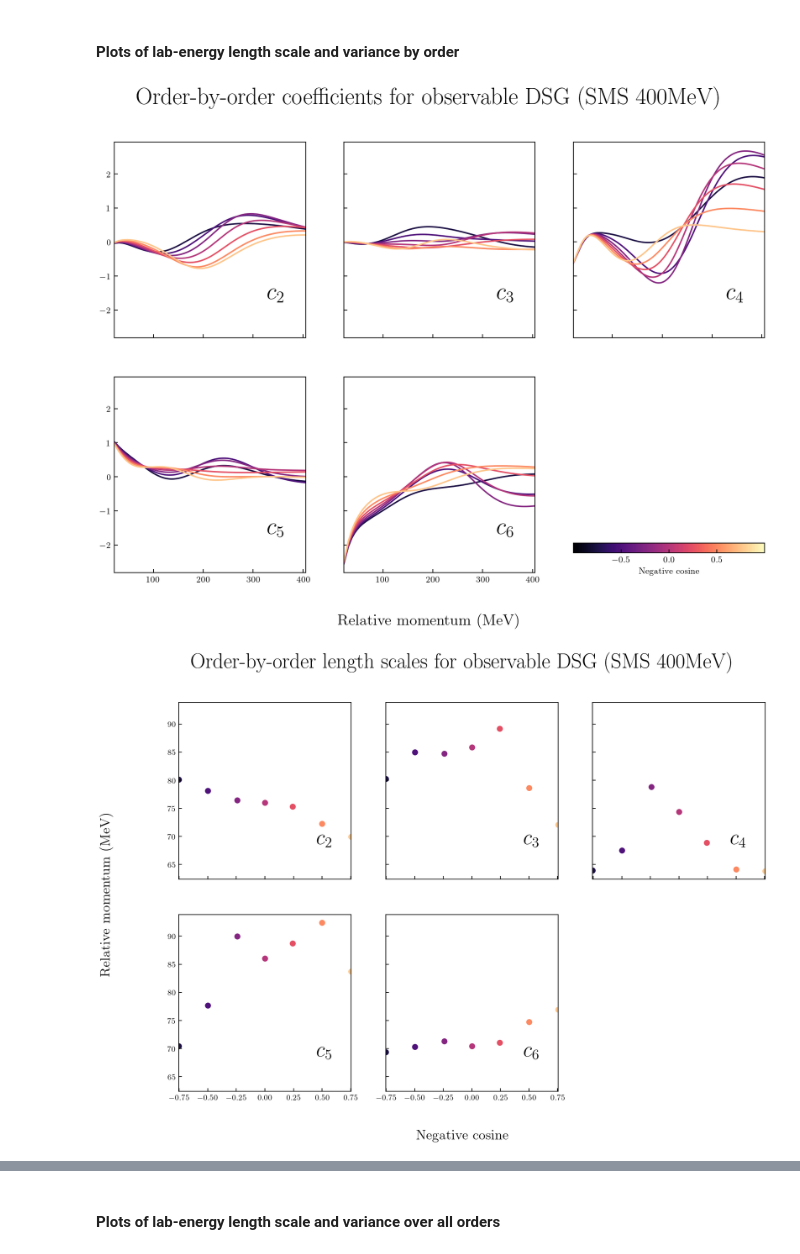
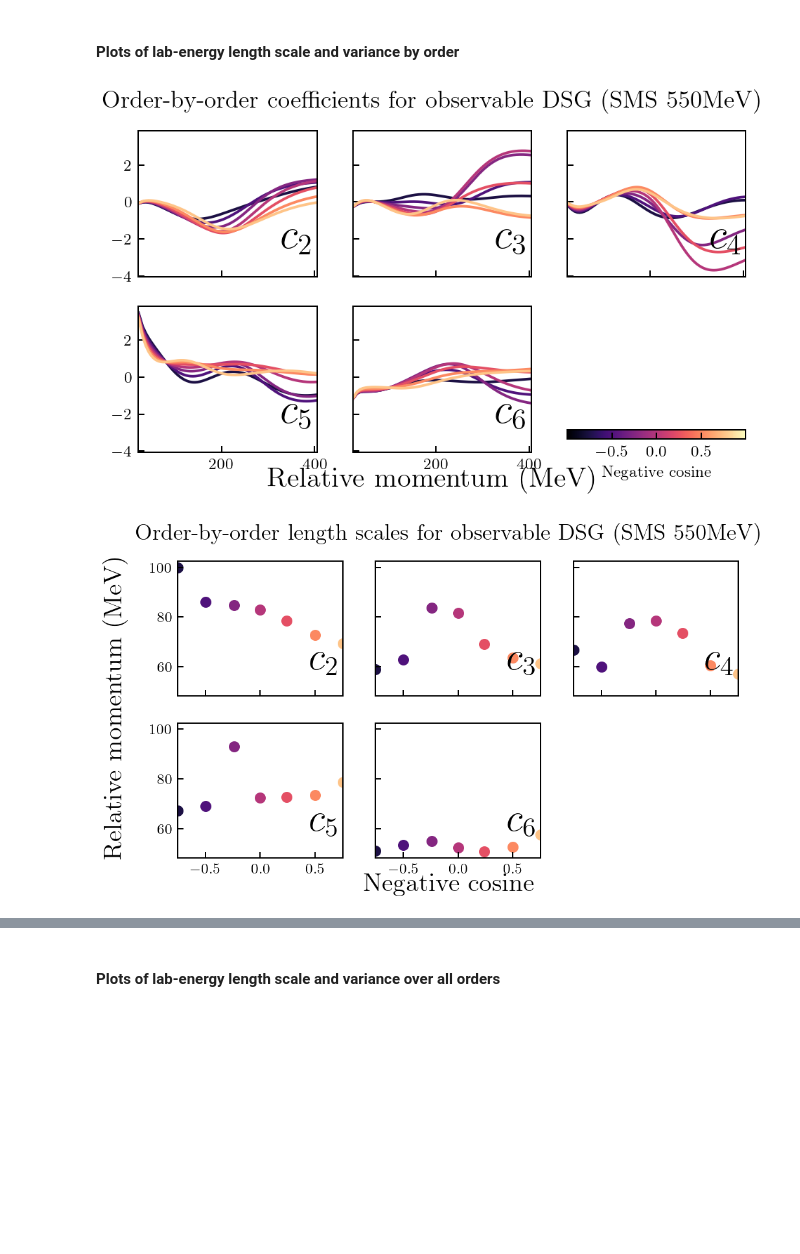
Before and after one commit to buqeye/modern_nn_potentials, a Jupyter notebook: notebooks/paper_figures_2.ipynb, the cells around one changed output, grey strips where cells are left out. Drawn from its saved outputs; the diff is of its cells as text; code cells hidden in the pictures; blank space fills up the shorter version.

```diff
--- a/notebooks/paper_figures_2.ipynb
+++ b/notebooks/paper_figures_2.ipynb
@@ -77,7 +231,7 @@ mpl.rc(
 #### Sets meshes and extracts coefficients from the data for a particular observable and potential
 # %%
 # sets the potential of interest
-ScaleScheme = RKE400MeV
+ScaleScheme = RKE550MeV
 # %%
 # choose energy and angle meshes
 t_lab = ScaleScheme.get_data("t_lab")
@@ -118,8 +272,8 @@ degrees_subset = X_train_deg[:, 0]
 obs_data_name = "DSG"
 obs_data = ScaleScheme.get_data(obs_data_name)
 
-Lambda_b_coeffs = 610
-mpi_eff_coeffs = 163
+Lambda_b_coeffs = 560
+mpi_eff_coeffs = 127
 
 # sets reference scale
 if obs_data_name == "DSG":
@@ -192,23 +346,23 @@ cmap_tlab = mpl.cm.viridis
 norm_tlab = mpl.colors.Normalize(vmin=np.min(t_lab_input), vmax=np.max(t_lab_input))
 
 # create figure with n_orders subplots
-fig_tlab_coeffs, axs_tlab_coeffs = plt.subplots(2, 3, sharex = True, sharey=True, figsize=(12, 8))
+fig_tlab_coeffs, axs_tlab_coeffs = plt.subplots(2, 3, sharex = True, sharey=True, figsize=(6.2, 3.3))
 fig_tlab_coeffs.supxlabel(degrees_label, size = 16)
 fig_tlab_coeffs.suptitle('Order-by-order coefficients for observable ' + obs_data_name + " (" +
-             ScaleScheme.potential_string + " " + ScaleScheme.cutoff_string + ")", size = 24)
+             ScaleScheme.potential_string + " " + ScaleScheme.cutoff_string + ")", size = 14)
 
 # create figure with n_orders subplots
-fig_tlab_ls, axs_tlab_ls = plt.subplots(2, 3, sharex = True, sharey=True, figsize=(12, 8))
+fig_tlab_ls, axs_tlab_ls = plt.subplots(2, 3, sharex = True, sharey=True, figsize=(6.2, 3.3))
 fig_tlab_ls.supxlabel(t_lab_label, size = 16)
 fig_tlab_ls.supylabel(degrees_label, size = 16)
 fig_tlab_ls.suptitle('Order-by-order length scales for observable ' + obs_data_name + " (" +
-             ScaleScheme.potential_string + " " + ScaleScheme.cutoff_string + ")", size = 24)
+             ScaleScheme.potential_string + " " + ScaleScheme.cutoff_string + ")", size = 14)
 
 # create figure with n_orders subplots
-fig_tlab_var, axs_tlab_var = plt.subplots(2, 3, sharex = True, sharey=True, figsize=(12, 8))
+fig_tlab_var, axs_tlab_var = plt.subplots(2, 3, sharex = True, sharey=True, figsize=(6.2, 3.3))
 fig_tlab_var.supxlabel(t_lab_label, size = 16)
 fig_tlab_var.suptitle('Order-by-order variances for observable ' + obs_data_name + " (" +
-             ScaleScheme.potential_string + " " + ScaleScheme.cutoff_string + ")", size = 24)
+             ScaleScheme.potential_string + " " + ScaleScheme.cutoff_string + ")", size = 14)
 
 # plot at each energy in mesh
 for o in range(np.shape(coeffs_surfaces)[0] - 1):
@@ -233,7 +387,7 @@ for o in range(np.shape(coeffs_surfaces)[0] - 1):
         gp = gm.ConjugateGaussianProcess(
             RBF(length_scale=0.25 * (np.max(degrees_input) - np.min(degrees_input)),
                       length_scale_bounds=(0.05 * (np.max(degrees_input) - np.min(degrees_input)),
-                                           2 * (np.max(degrees_input) - np.min(degrees_input)))
+                                           10 * (np.max(degrees_input) - np.min(degrees_input)))
                ) + WhiteKernel(1e-5, noise_level_bounds='fixed'),
             center=0,
             disp=0,
@@ -308,7 +462,7 @@ for t in t_lab_subset:
     gp = gm.ConjugateGaussianProcess(
         RBF(length_scale=0.25 * (np.max(degrees_input) - np.min(degrees_input)),
                       length_scale_bounds=(0.05 * (np.max(degrees_input) - np.min(degrees_input)),
-                                           2 * (np.max(degrees_input) - np.min(degrees_input)))
+                                           10 * (np.max(degrees_input) - np.min(degrees_input)))
                ) + WhiteKernel(1e-5, noise_level_bounds='fixed'),
         center=0,
         disp=0,
@@ -375,23 +529,23 @@ cmap_deg = mpl.cm.magma
 norm_deg = mpl.colors.Normalize(vmin=np.min(degrees_input), vmax=np.max(degrees_input))
 
 # create figure with n_orders subplots
-fig_deg_coeffs, axs_deg_coeffs = plt.subplots(2, 3, sharex = True, sharey=True, figsize=(12, 8))
+fig_deg_coeffs, axs_deg_coeffs = plt.subplots(2, 3, sharex = True, sharey=True, figsize=(6.2, 3.3))
 fig_deg_coeffs.supxlabel(t_lab_label, size = 16)
 fig_deg_coeffs.suptitle('Order-by-order coefficients for observable ' + obs_data_name + " (" +
-             ScaleScheme.potential_string + " " + ScaleScheme.cutoff_string + ")", size = 24)
+             ScaleScheme.potential_string + " " + ScaleScheme.cutoff_string + ")", size = 14)
 
 # create figure with n_orders subplots
-fig_deg_ls, axs_deg_ls = plt.subplots(2, 3, sharex = True, sharey=True, figsize=(12, 8))
+fig_deg_ls, axs_deg_ls = plt.subplots(2, 3, sharex = True, sharey=True, figsize=(6.2, 3.3))
 fig_deg_ls.supxlabel(degrees_label, size = 16)
 fig_deg_ls.supylabel(t_lab_label, size = 16)
 fig_deg_ls.suptitle('Order-by-order length scales for observable ' + obs_data_name + " (" +
-             ScaleScheme.potential_string + " " + ScaleScheme.cutoff_string + ")", size = 24)
+             ScaleScheme.potential_string + " " + ScaleScheme.cutoff_string + ")", size = 14)
 
 # create figure with n_orders subplots
-fig_deg_var, axs_deg_var = plt.subplots(2, 3, sharex = True, sharey=True, figsize=(12, 8))
+fig_deg_var, axs_deg_var = plt.subplots(2, 3, sharex = True, sharey=True, figsize=(6.2, 3.3))
 fig_deg_var.supxlabel(degrees_label, size = 16)
 fig_deg_var.suptitle('Order-by-order variances for observable ' + obs_data_name + " (" +
-             ScaleScheme.potential_string + " " + ScaleScheme.cutoff_string + ")", size = 24)
+             ScaleScheme.potential_string + " " + ScaleScheme.cutoff_string + ")", size = 14)
 
 # plots at each angle in mesh
 for o in range(1, np.shape(coeffs_surfaces)[0]):
@@ -432,32 +586,32 @@ for o in range(1, np.shape(coeffs_surfaces)[0]):
                     c = mpl.cm.ScalarMappable(norm=norm_deg, cmap=cmap_deg).to_rgba(d))
 
         pred, std = gp.predict(X_tlab, return_std=True)
         underlying_std = gp.cov_factor_
         (axs_deg_var.flat)[o - 1].scatter(d,
                     underlying_std,
                     c = mpl.cm.ScalarMappable(norm=norm_deg, cmap=cmap_deg).to_rgba(d))
 
 fig_deg_coeffs.delaxes(axs_deg_coeffs[-1, -1])
 fig_deg_coeffs.colorbar(mpl.cm.ScalarMappable(norm=norm_deg, cmap=cmap_deg),
             ax = axs_deg_coeffs[-1, -1],
              orientation='horizontal', label=degrees_label)
 
 fig_deg_ls.delaxes(axs_deg_ls[-1, -1])
 fig_deg_var.delaxes(axs_deg_var[-1, -1])
 
 # saves figures
 fig_deg_coeffs.savefig('figures2/' + 'coeffs' + '_' + 'deg_slices' + '_' + 'orderbyorder' + '_' +
                     ScaleScheme.potential_string + ScaleScheme.cutoff_string + '_' +
                     obs_data_name + '_Q' + Q_type + '_' + p_type + '_' + t_lab_name + '_' +
                     degrees_name)
 fig_deg_ls.savefig('figures2/' + 'ls' + '_' + 'deg_slices' + '_' + 'orderbyorder' + '_' +
                     ScaleScheme.potential_string + ScaleScheme.cutoff_string + '_' +
                     obs_data_name + '_Q' + Q_type + '_' + p_type + '_' + t_lab_name + '_' +
                     degrees_name)
 fig_deg_var.savefig('figures2/' + 'var' + '_' + 'deg_slices' + '_' + 'orderbyorder' + '_' +
                     ScaleScheme.potential_string + ScaleScheme.cutoff_string + '_' +
                     obs_data_name + '_Q' + Q_type + '_' + p_type + '_' + t_lab_name + '_' +
                     degrees_name)
 # %% [output]
-[figure, old version]
+[figure, new version]
-[figure, old version]
+[figure, new version]
```
Also changed, not shown: parts of 7 cells of this notebook, 3 other files.
